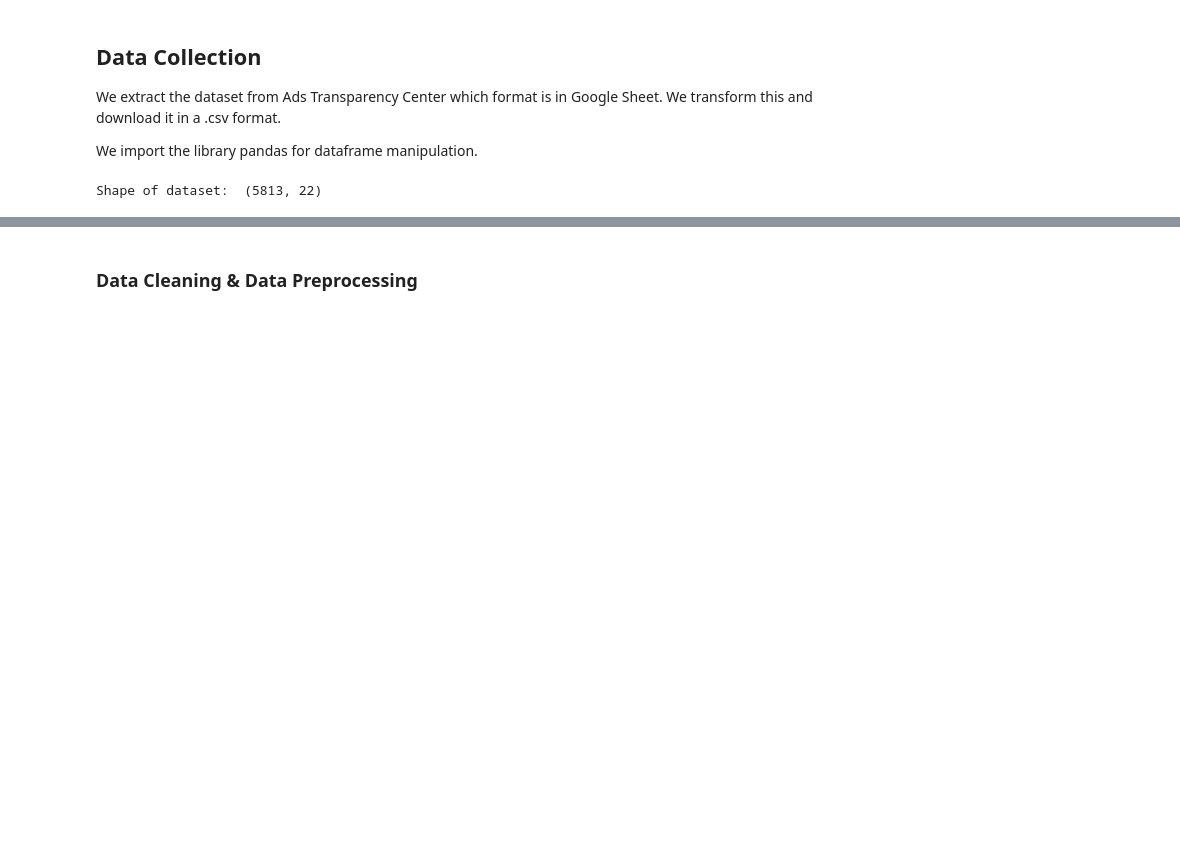
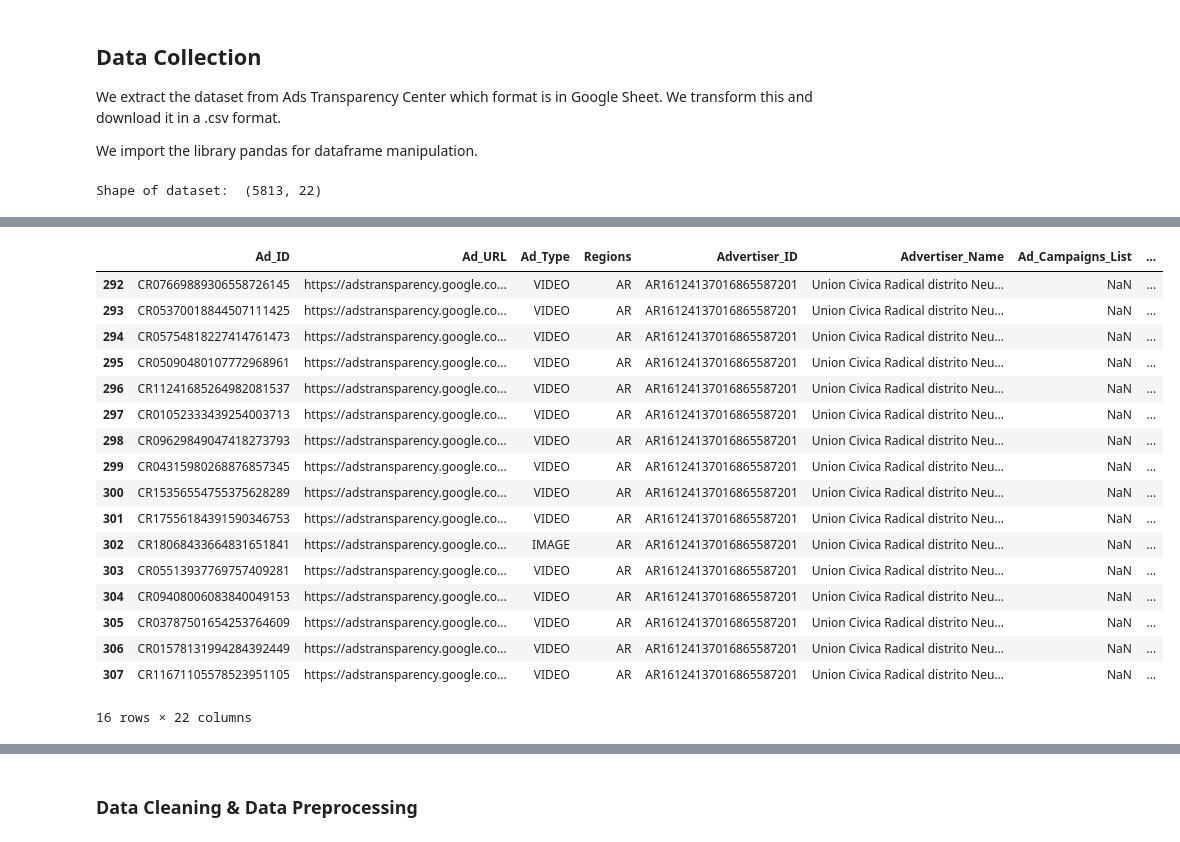
Before and after one commit to andreasoledadguerra/EDA_projects, a Jupyter notebook: googleads_analysis.ipynb, the cells around one changed output, grey strips where cells are left out. Drawn from its saved outputs; the diff is of its cells as text; code cells hidden in the pictures; blank space fills up the shorter version.

```diff
--- a/googleads_analysis.ipynb
+++ b/googleads_analysis.ipynb
@@ -29,3 +43,25 @@ len(df_ads['Advertiser_ID'].unique())
+# %%
+ucrn = 'AR16124137016865587201'
+df_ads[df_ads['Advertiser_ID'] == ucrn]
+# %% [output]
+|  | Ad_ID | Ad_URL | Ad_Type | Regions | Advertiser_ID | Advertiser_Name | Ad_Campaigns_List | ... |
+| 292 | CR07669889306558726145 | https://adstransparency.google.co... | VIDEO | AR | AR16124137016865587201 | Union Civica Radical distrito Neu... | NaN | ... |
+| 293 | CR05370018844507111425 | https://adstransparency.google.co... | VIDEO | AR | AR16124137016865587201 | Union Civica Radical distrito Neu... | NaN | ... |
+| 294 | CR05754818227414761473 | https://adstransparency.google.co... | VIDEO | AR | AR16124137016865587201 | Union Civica Radical distrito Neu... | NaN | ... |
+| 295 | CR05090480107772968961 | https://adstransparency.google.co... | VIDEO | AR | AR16124137016865587201 | Union Civica Radical distrito Neu... | NaN | ... |
+| 296 | CR11241685264982081537 | https://adstransparency.google.co... | VIDEO | AR | AR16124137016865587201 | Union Civica Radical distrito Neu... | NaN | ... |
+| 297 | CR01052333439254003713 | https://adstransparency.google.co... | VIDEO | AR | AR16124137016865587201 | Union Civica Radical distrito Neu... | NaN | ... |
+| 298 | CR09629849047418273793 | https://adstransparency.google.co... | VIDEO | AR | AR16124137016865587201 | Union Civica Radical distrito Neu... | NaN | ... |
+| 299 | CR04315980268876857345 | https://adstransparency.google.co... | VIDEO | AR | AR16124137016865587201 | Union Civica Radical distrito Neu... | NaN | ... |
+| 300 | CR15356554755375628289 | https://adstransparency.google.co... | VIDEO | AR | AR16124137016865587201 | Union Civica Radical distrito Neu... | NaN | ... |
+| 301 | CR17556184391590346753 | https://adstransparency.google.co... | VIDEO | AR | AR16124137016865587201 | Union Civica Radical distrito Neu... | NaN | ... |
+| 302 | CR18068433664831651841 | https://adstransparency.google.co... | IMAGE | AR | AR16124137016865587201 | Union Civica Radical distrito Neu... | NaN | ... |
+| 303 | CR05513937769757409281 | https://adstransparency.google.co... | VIDEO | AR | AR16124137016865587201 | Union Civica Radical distrito Neu... | NaN | ... |
+| 304 | CR09408006083840049153 | https://adstransparency.google.co... | VIDEO | AR | AR16124137016865587201 | Union Civica Radical distrito Neu... | NaN | ... |
+| 305 | CR03787501654253764609 | https://adstransparency.google.co... | VIDEO | AR | AR16124137016865587201 | Union Civica Radical distrito Neu... | NaN | ... |
+| 306 | CR01578131994284392449 | https://adstransparency.google.co... | VIDEO | AR | AR16124137016865587201 | Union Civica Radical distrito Neu... | NaN | ... |
+| 307 | CR11671105578523951105 | https://adstransparency.google.co... | VIDEO | AR | AR16124137016865587201 | Union Civica Radical distrito Neu... | NaN | ... |
+16 rows × 22 columns
 # %%
 fr = 'AR14823408713892626433'
 df_ads[df_ads['Advertiser_ID'] == fr]
```
Also changed, not shown: parts of 26 cells of this notebook.
